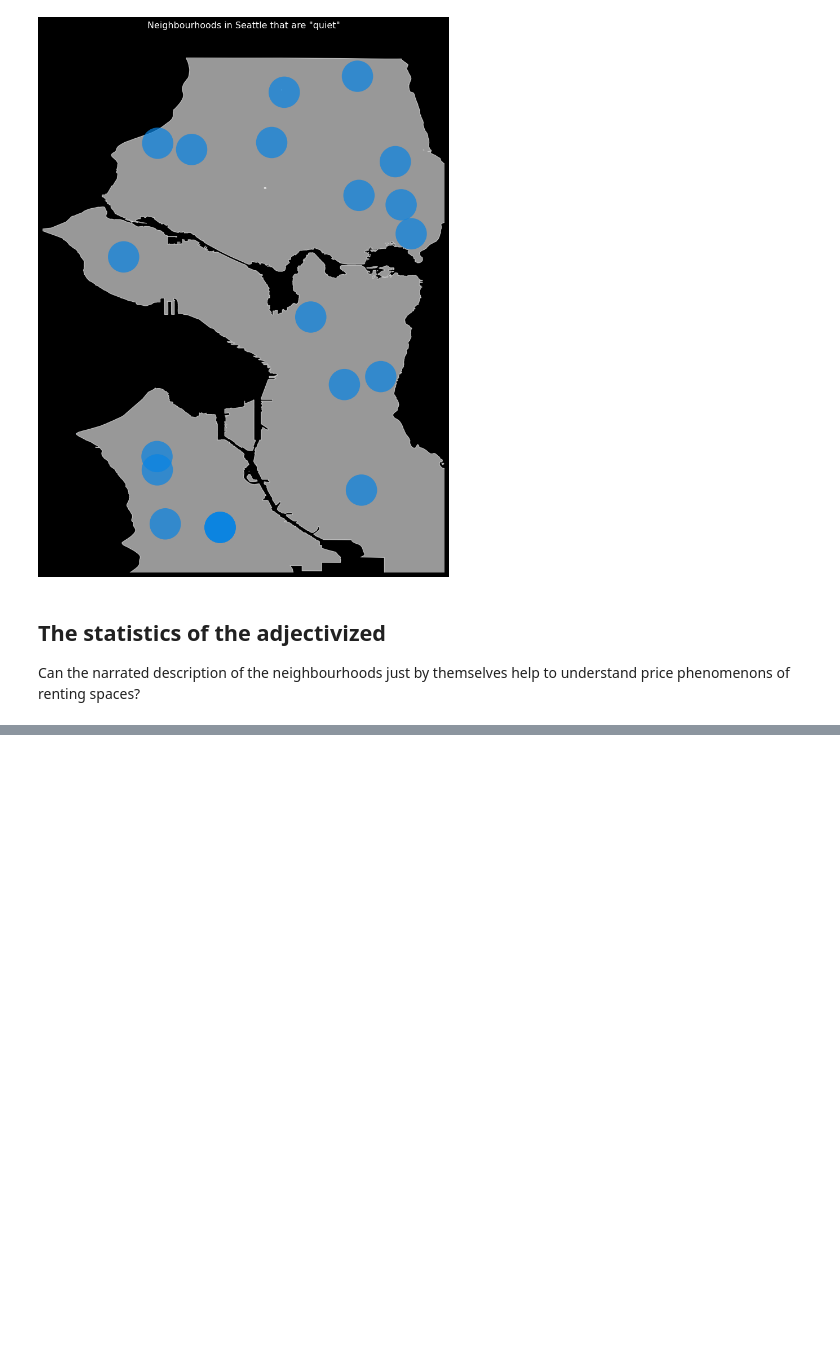
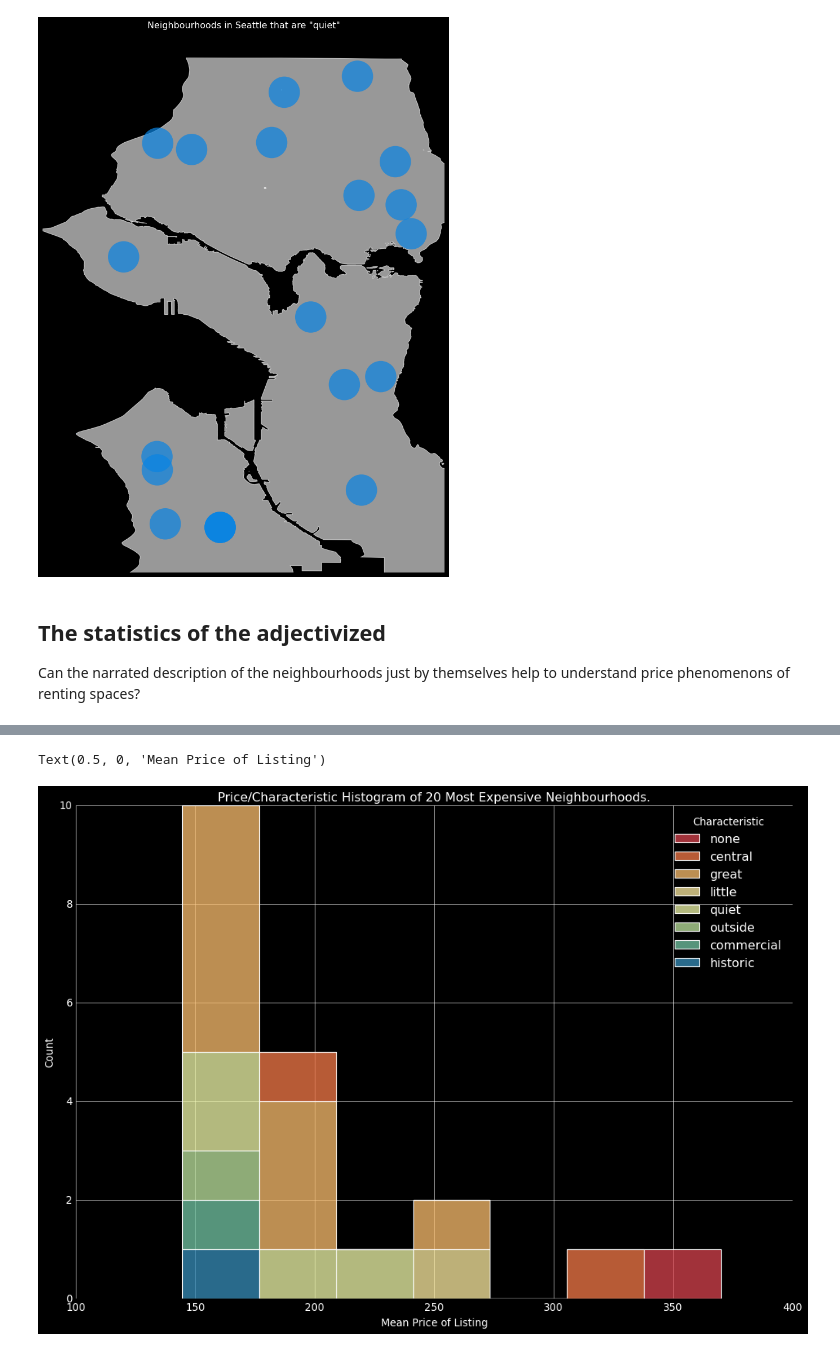
Before and after one commit to ivanachillee/seattle-senses, a Jupyter notebook: notebooks/SS_Cleaning_and_EDA.ipynb, the cells around one changed output, grey strips where cells are left out. Saved outputs shown, nothing was run; the diff lists cells and outputs as text; code cells hidden in the pictures; blank space fills up the shorter version.

```diff
--- a/notebooks/SS_Cleaning_and_EDA.ipynb
+++ b/notebooks/SS_Cleaning_and_EDA.ipynb
@@ -657,0 +725,8 @@ Can the narrated description of the neighbourhoods just by themselves help to un
+# %%
+plt.figure(figsize=(15,10))
+plt.title("Price/Characteristic Histogram of 20 Most Expensive Neighbourhoods.")
+sns.histplot(x="price", multiple="stack", hue="Characteristic", palette="Spectral",data=seattle_neighbourhoods.sort_values("price", ascending=False)[:20])
+plt.xlabel("Mean Price of Listing")
+# %% [output]
+Text(0.5, 0, 'Mean Price of Listing')
+[figure, added]
```
Also changed, not shown: parts of 17 cells of this notebook.
